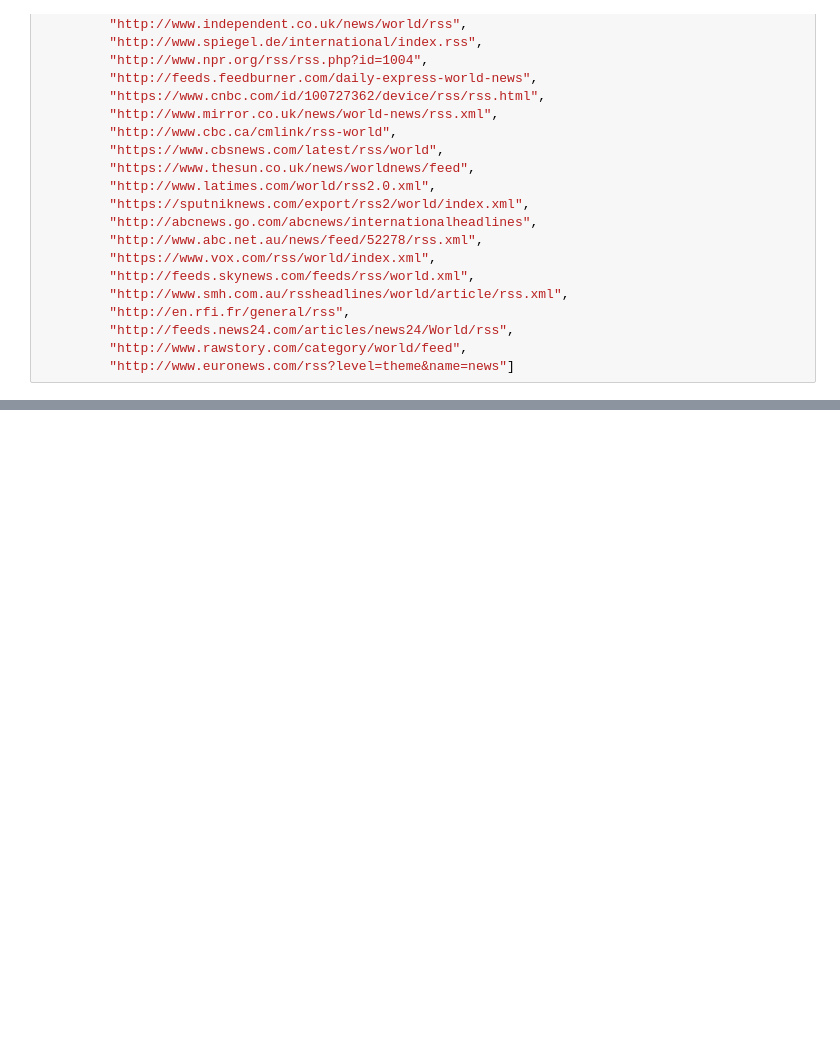
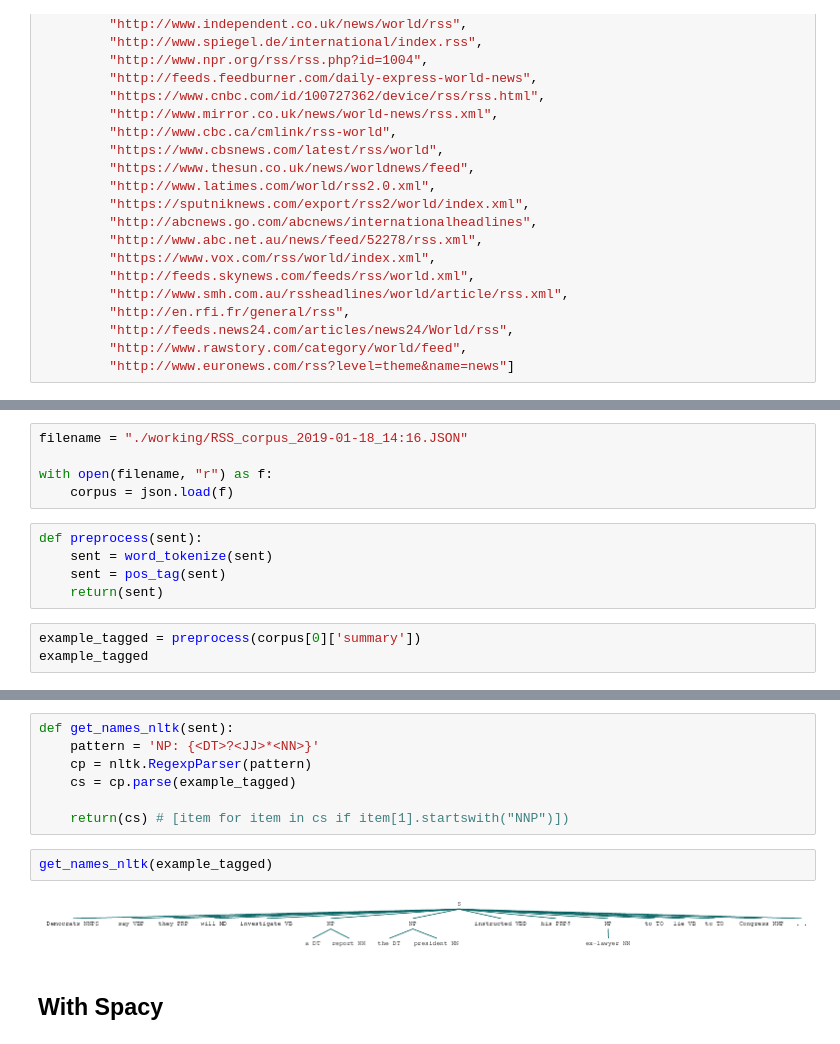
Before and after one commit to OzwaldCavendish/RSS-scraping, a Jupyter notebook: sourcing_RSS_data.ipynb, the cells around one changed output, grey strips where cells are left out. Drawn from its saved outputs; the diff is of its cells as text; blank space fills up the shorter version.

```diff
--- a/sourcing_RSS_data.ipynb
+++ b/sourcing_RSS_data.ipynb
@@ -203,0 +239,13 @@ feed['entries'][0]
+# %%
+filename = "./working/RSS_corpus_2019-01-18_14:16.JSON"
+
+with open(filename, "r") as f:
+    corpus = json.load(f)
+# %%
+def preprocess(sent):
+    sent = word_tokenize(sent)
+    sent = pos_tag(sent)
+    return(sent)
+# %%
+example_tagged = preprocess(corpus[0]['summary'])
+example_tagged
@@ -203,0 +270,13 @@ feed['entries'][0]
+# %%
+def get_names_nltk(sent):
+    pattern = 'NP: {<DT>?<JJ>*<NN>}'
+    cp = nltk.RegexpParser(pattern)
+    cs = cp.parse(example_tagged)
+
+    return(cs) # [item for item in cs if item[1].startswith("NNP")])
+# %%
+get_names_nltk(example_tagged)
+# %% [output]
+[figure, added]
+# %% [markdown]
+## With Spacy
```
Also changed, not shown: parts of 14 cells of this notebook, 2 other files.
